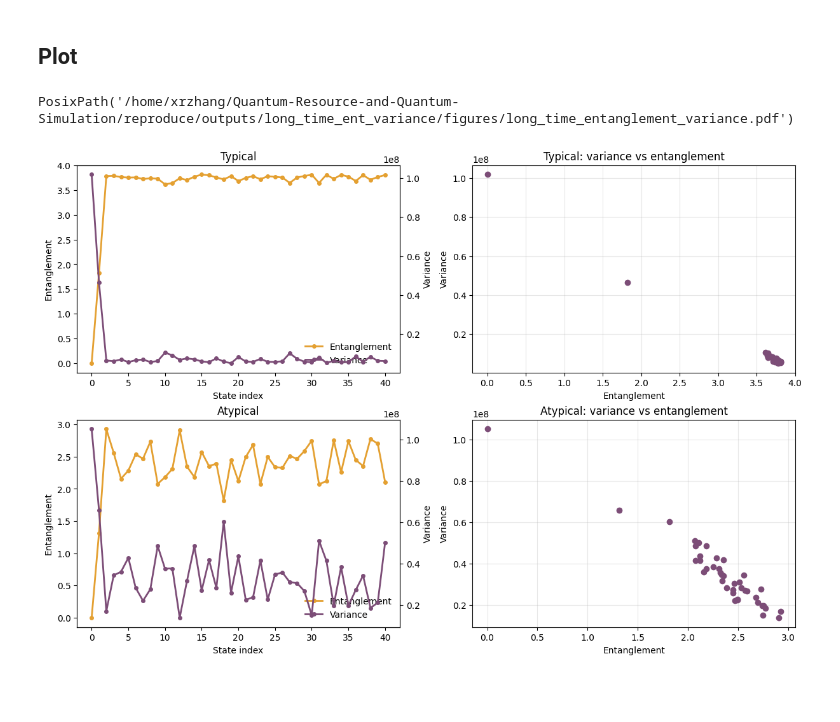
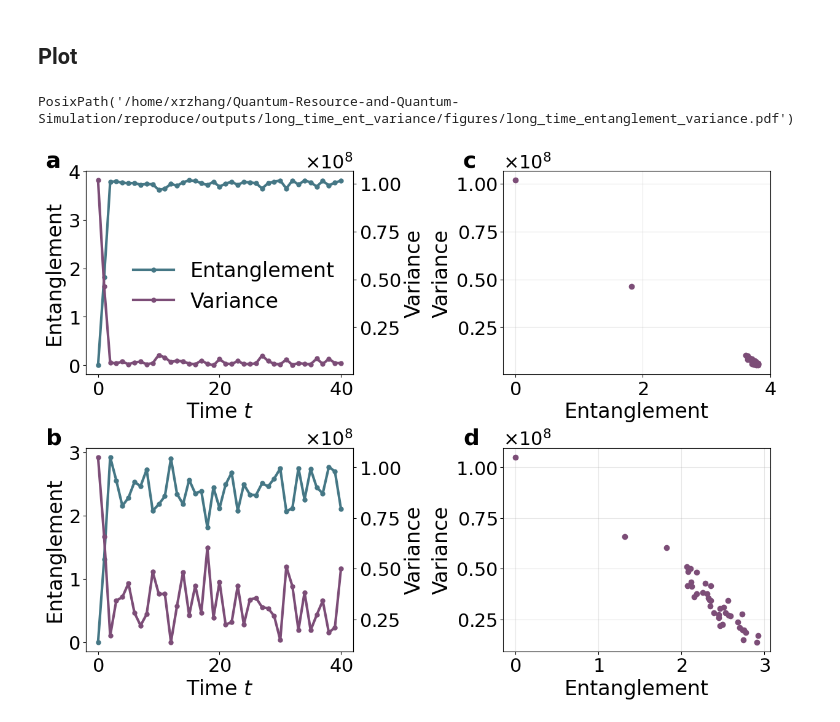
Before and after one commit to Xran-ZH/Quantum-Resource-and-Quantum-Simulation, a Jupyter notebook: reproduce/notebooks/long_time_entanglement_variance.ipynb, the cells around one changed output. Drawn from its saved outputs; the diff is of its cells as text; code cells hidden in the pictures; blank space fills up the shorter version.

Commit message:
modify the figure

```diff
--- a/reproduce/notebooks/long_time_entanglement_variance.ipynb
+++ b/reproduce/notebooks/long_time_entanglement_variance.ipynb
@@ -156,37 +142,77 @@ metadata
 # %% [markdown]
 ## Plot
+# %%
+import numpy as np
+from pathlib import Path
+
+OUTPUT_ROOT = Path("../outputs/long_time_ent_variance").resolve()
+FIGURE_DIR = OUTPUT_ROOT / "figures"
+
+typical_entropies = np.load(OUTPUT_ROOT / "typical" / "entropies.npy")
+typical_variances = np.load(OUTPUT_ROOT / "typical" / "variances.npy")
+
+atypical_entropies = np.load(OUTPUT_ROOT / "atypical" / "entropies.npy")
+atypical_variances = np.load(OUTPUT_ROOT / "atypical" / "variances.npy")
+
+STATE_DEPTH = len(typical_entropies) - 1
+FIGURE_DIR.mkdir(parents=True, exist_ok=True)
 # %%
 indices = np.arange(STATE_DEPTH + 1)
 plot_cases = [
-    ("Typical", typical_entropies, typical_variances),
-    ("Atypical", atypical_entropies, atypical_variances),
+    (typical_entropies, typical_variances),
+    (atypical_entropies, atypical_variances),
 ]
 
-fig, axes = plt.subplots(2, 2, figsize=(12, 8), layout="constrained")
-for row, (title, entropies, variances) in enumerate(plot_cases):
+fs=24
+ls=22
+ts=26
+plt.rcParams["axes.formatter.use_mathtext"] = True
+fig, axes = plt.subplots(2, 2, figsize=(12, 9), layout="constrained")
+panel_labels = [("a", "c"), ("b", "d")]
+panel_label_kwargs = dict(
+    fontsize=ts,
+    fontweight="bold",
+    color="black",
+    va="top",
+    ha="left",
+)
+for row, (entropies, variances) in enumerate(plot_cases):
+    entropy_label, scatter_label = panel_labels[row]
     ax_entropy = axes[row, 0]
     ax_variance = ax_entropy.twinx()
-    ax_entropy.set_title(title)
-    ax_entropy.set_ylabel("Entanglement")
-    ax_entropy.plot(indices, entropies, "o-", color="#E4A031", linewidth=2, markersize=4, label="Entanglement")
-    ax_variance.set_ylabel("Variance")
-    ax_variance.plot(indices, variances, "o-", color="#7C4D77", linewidth=2, markersize=4, label="Variance")
-    ax_entropy.set_xlabel("State index")
+    ax_variance.ticklabel_format(axis="y", style="sci", scilimits=(0, 0))
+    ax_variance.yaxis.get_offset_text().set_fontsize(ls)
+    #ax_entropy.text(0.02, 0.96, entropy_label, transform=ax_entropy.transAxes, fontsize=ts, fontweight="bold", va="top", ha="left")
+    ax_entropy.text(-0.15, 1.1, entropy_label, transform=ax_entropy.transAxes, **panel_label_kwargs)
 
+    ax_entropy.plot(indices, entropies, "o-", color="#457785", linewidth=3, markersize=5, label="Entanglement")
+    ax_variance.set_ylabel("Variance",fontsize=fs)
+    ax_variance.plot(indices, variances, "o-", color="#7C4D77", linewidth=3, markersize=5, label="Variance")
+    ax_entropy.set_xlabel(r"Time $t$",fontsize=fs)
+    ax_entropy.set_ylabel("Entanglement",fontsize=fs)
     h1, l1 = ax_entropy.get_legend_handles_labels()
     h2, l2 = ax_variance.get_legend_handles_labels()
-    ax_entropy.legend(h1 + h2, l1 + l2, loc="best", framealpha=0)
+    if row == 0:
+        ax_entropy.legend(h1 + h2, l1 + l2, loc="upper right", bbox_to_anchor=(1, .65), framealpha=0, fontsize=fs)
+    #ax_entropy.legend(h1 + h2, l1 + l2, loc="best", framealpha=0)
+
+    ax_entropy.tick_params(axis="both", labelsize=ls)
+    ax_variance.tick_params(axis="y", labelsize=ls)
+
 
     ax_scatter = axes[row, 1]
-    ax_scatter.set_title(f"{title}: variance vs entanglement")
-    ax_scatter.plot(entropies, variances, "o", color="#7C4D77")
-    ax_scatter.set_xlabel("Entanglement")
-    ax_scatter.set_ylabel("Variance")
+    ax_scatter.text(-0.15, 1.1, scatter_label, transform=ax_scatter.transAxes, **panel_label_kwargs)
+    #ax_scatter.text(0.02, 0.96, scatter_label, transform=ax_scatter.transAxes, fontsize=ts, fontweight="bold", va="top", ha="left")
+    ax_scatter.plot(entropies, variances, "o", color="#7C4D77", markersize=6)
+    ax_scatter.set_xlabel("Entanglement",fontsize=fs)
+    ax_scatter.set_ylabel("Variance",fontsize=fs)
+    ax_scatter.tick_params(axis="both", labelsize=ls)
     ax_scatter.grid(alpha=0.3)
+    ax_scatter.yaxis.get_offset_text().set_fontsize(ls)
 
 figure_path = FIGURE_DIR / "long_time_entanglement_variance.pdf"
 plt.savefig(figure_path, bbox_inches="tight", pad_inches=0.1, dpi=200, transparent=True)
 figure_path
 # %% [output]
 PosixPath('/home/xrzhang/Quantum-Resource-and-Quantum-Simulation/reproduce/outputs/long_time_ent_variance/figures/long_time_entanglement_variance.pdf')
-[figure, old version]
+[figure, new version]
```
Also changed, not shown: parts of 2 cells of this notebook.
